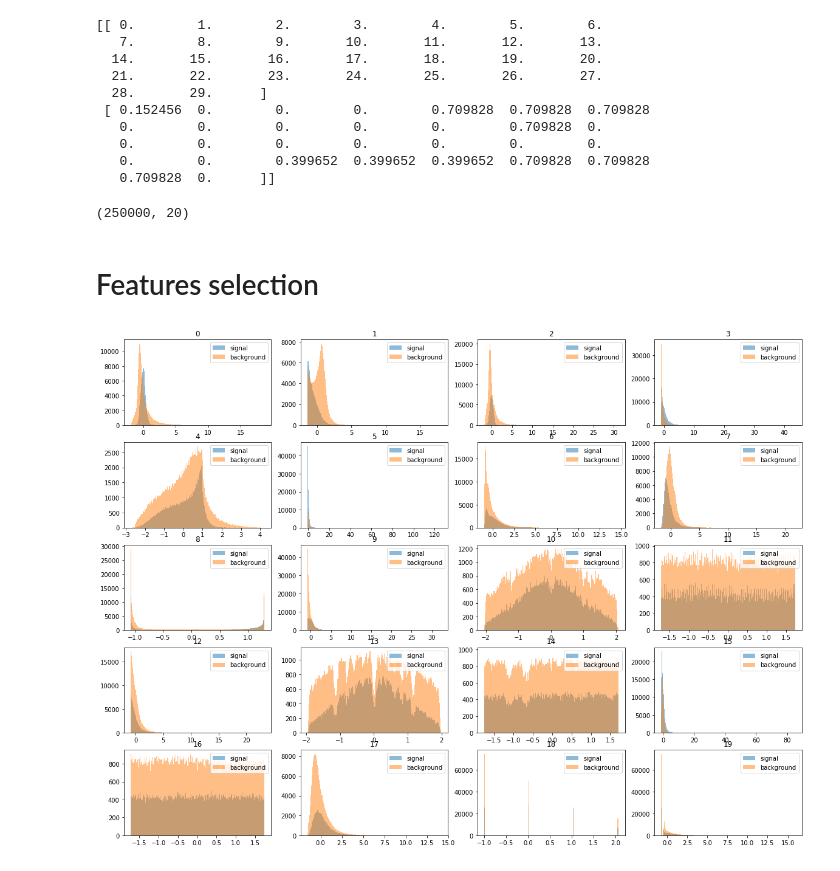
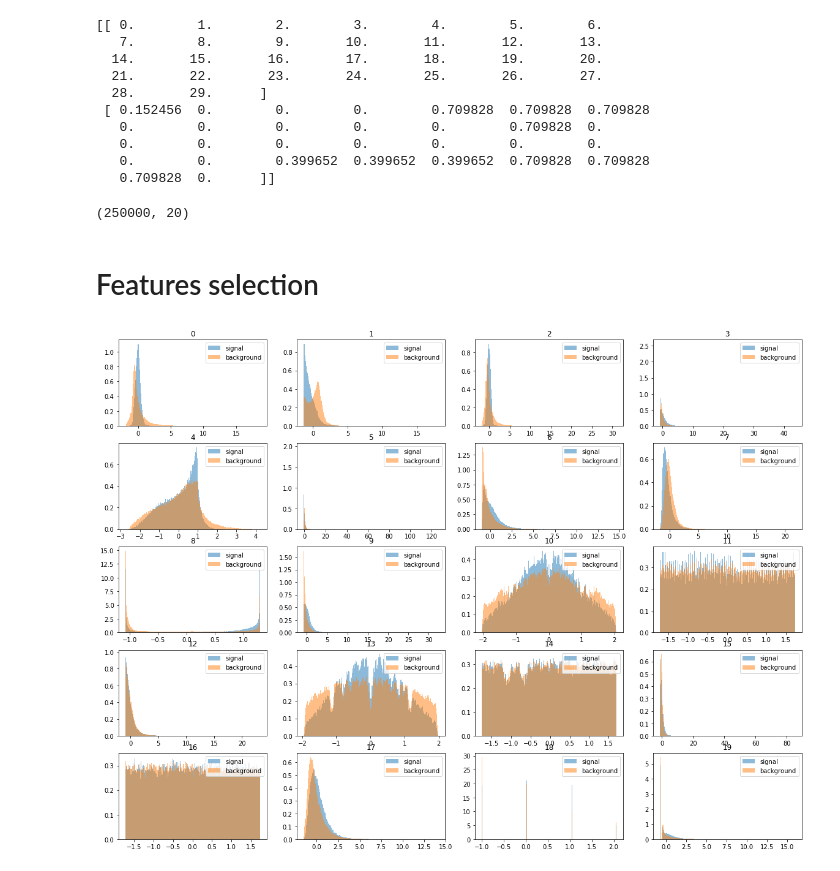
Before and after one commit to huguesvinzant/MachineLearning, a Jupyter notebook: project1/scripts/Data_exploration.ipynb, the cells around one changed output. Saved outputs shown, nothing was run; the diff lists cells and outputs as text; code cells hidden in the pictures.

Commit message:
Histogram standardization

```diff
--- a/project1/scripts/Data_exploration.ipynb
+++ b/project1/scripts/Data_exploration.ipynb
@@ -46,30 +46,34 @@ print(prop_nan)
    0.        0.        0.        0.        0.        0.        0.
    0.        0.        0.399652  0.399652  0.399652  0.709828  0.709828
    0.709828  0.      ]]
-# %%
-clean_data = np.delete(features, np.s_[4,5,6,12,23,24,25,26,27,28], axis=1)
-
-print(np.shape(clean_data))
-
-std_features = standardize(clean_data)
-# %% [output]
-(250000, 20)
+# %%
+clean_data = np.delete(features, np.s_[4,5,6,12,23,24,25,26,27,28], axis=1)
+
+print(np.shape(clean_data))
+
+# 0 1 2 3 4 5 6 7 8 9 10 11 12 13 14 15 16 17 18 19 20 21 22 23 24 25 26 27 28 29
+# 0 1 2 3       4 5 6 7  8     9  10 11 12 13 14 15 16 17 18                   19
+
+std_data = standardize(clean_data)
+
+s_data = std_data[labels == 1,:]
+bg_data = std_data[labels == -1,:]
+# %% [output]
+(250000, 20)
 # %% [markdown]
 Features selection
 ===
 # %%
 plt.figure(figsize=(20,15))
 
 pics = 200
 
 for i in range(20):
     plt.subplot(5,4,i+1)
-    plt.hist(std_features[labels == 1,i][~np.isnan(std_features[labels == 1,i])], pics, alpha=0.5, label='signal')
-    plt.hist(std_features[labels == -1,i][~np.isnan(std_features[labels == -1,i])], pics, alpha=0.5, label='background')
+    plt.hist(s_data[:,i][~np.isnan(s_data[:,i])], pics, density=1, alpha=0.5, label='signal')
+    plt.hist(bg_data[:,i][~np.isnan(bg_data[:,i])], pics, density=1, alpha=0.5, label='background')
     plt.legend(loc='upper right')
     plt.title(i)
-
-plt.show()
 # %% [output]
-[figure, old version]
+[figure, new version]
 # %%
```
Also changed, not shown: parts of 1 cell of this notebook.
